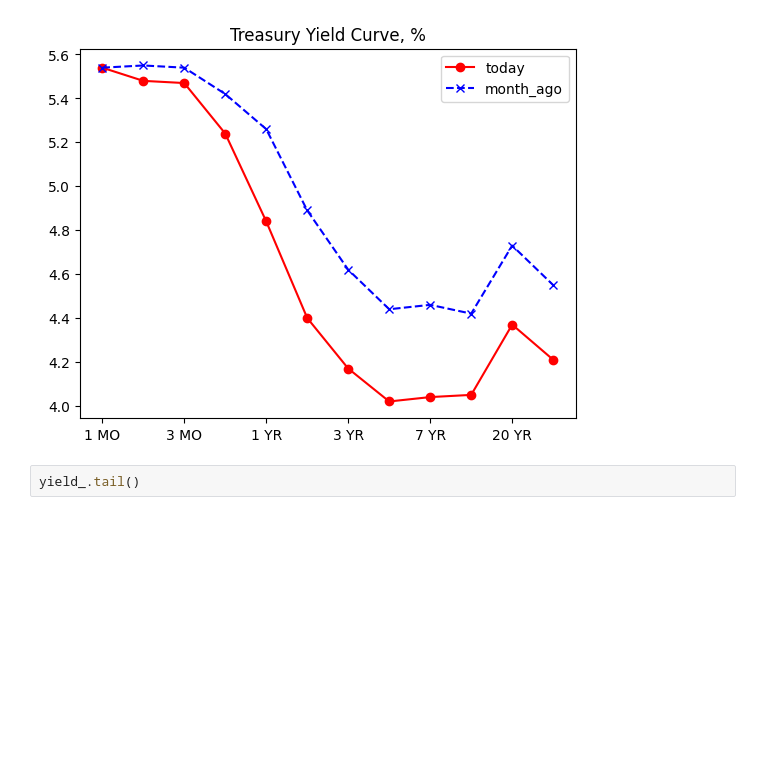
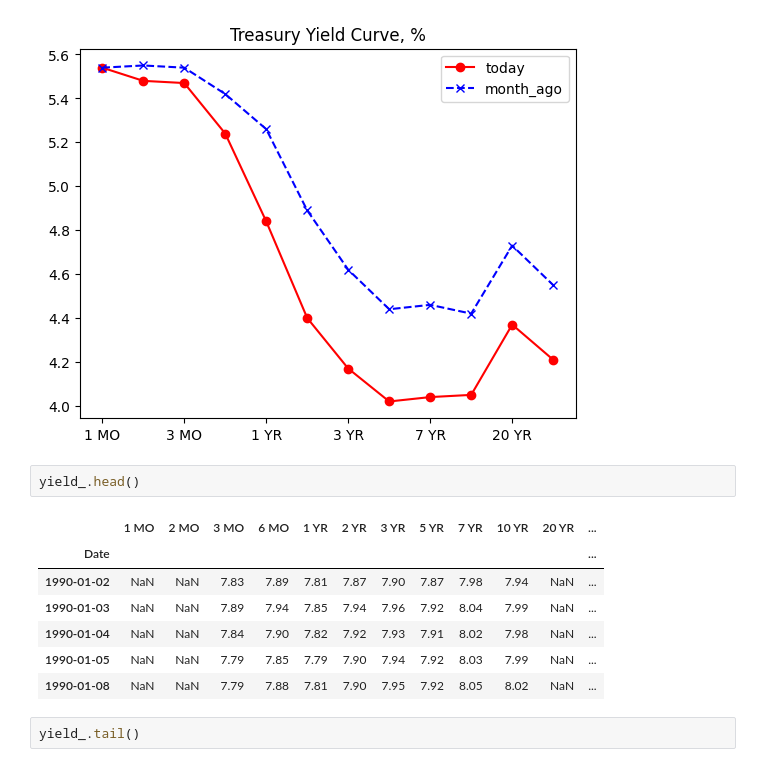
Before and after one commit to LukaLiegis/PCA-yield-curve, a Jupyter notebook: Model.ipynb, the cells around one changed output. Saved outputs shown, nothing was run; the diff lists cells and outputs as text; blank space fills up the shorter version.

```diff
--- a/Model.ipynb
+++ b/Model.ipynb
@@ -20,6 +26,16 @@ df.plot(style={'today': 'ro-', 'month_ago': 'bx--'}
         ,title='Treasury Yield Curve, %');
 # %% [output]
 [figure]
+# %%
+yield_.head()
+# %% [output]
+|  | 1 MO | 2 MO | 3 MO | 6 MO | 1 YR | 2 YR | 3 YR | 5 YR | 7 YR | 10 YR | 20 YR | ... |
+| Date |  |  |  |  |  |  |  |  |  |  |  | ... |
+| 1990-01-02 | NaN | NaN | 7.83 | 7.89 | 7.81 | 7.87 | 7.90 | 7.87 | 7.98 | 7.94 | NaN | ... |
+| 1990-01-03 | NaN | NaN | 7.89 | 7.94 | 7.85 | 7.94 | 7.96 | 7.92 | 8.04 | 7.99 | NaN | ... |
+| 1990-01-04 | NaN | NaN | 7.84 | 7.90 | 7.82 | 7.92 | 7.93 | 7.91 | 8.02 | 7.98 | NaN | ... |
+| 1990-01-05 | NaN | NaN | 7.79 | 7.85 | 7.79 | 7.90 | 7.94 | 7.92 | 8.03 | 7.99 | NaN | ... |
+| 1990-01-08 | NaN | NaN | 7.79 | 7.88 | 7.81 | 7.90 | 7.95 | 7.92 | 8.05 | 8.02 | NaN | ... |
 # %%
 yield_.tail()
 # %% [output]
```
Also changed, not shown: parts of 8 cells of this notebook.
